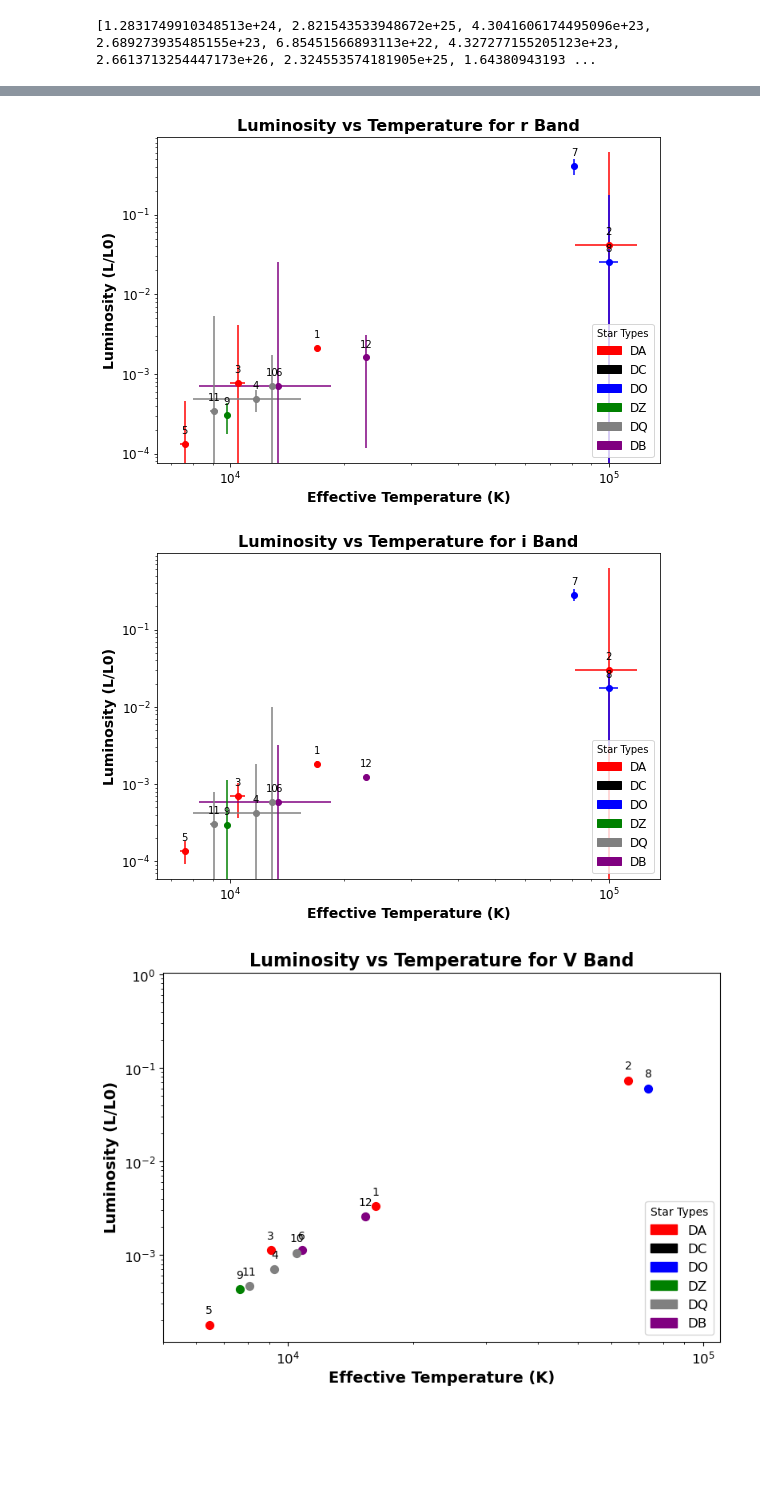
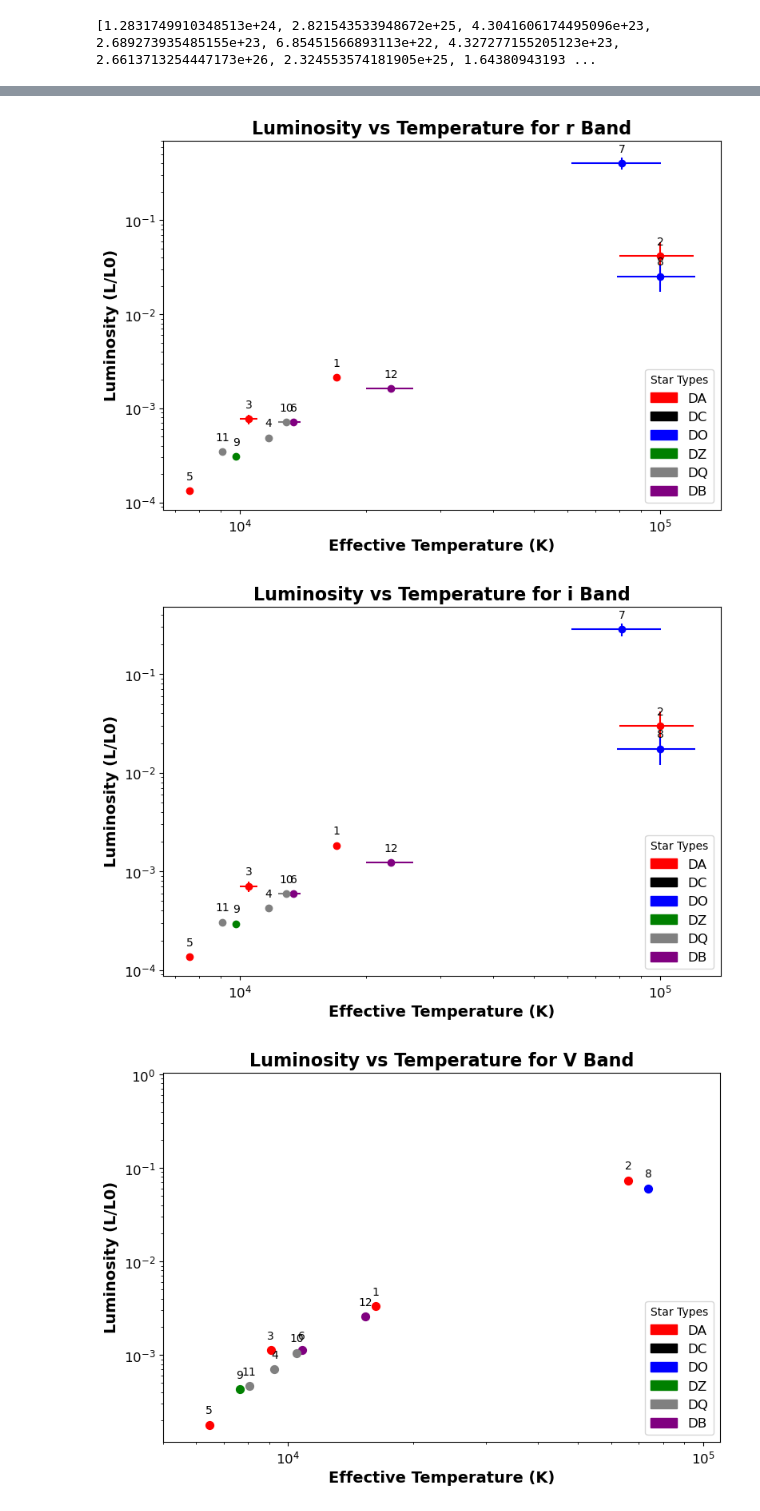
Before and after one commit to wcmelby/Phys_134L, a Jupyter notebook: Image_Analysis.ipynb, the cells around one changed output, grey strips where cells are left out. Saved outputs shown, nothing was run; the diff lists cells and outputs as text; code cells hidden in the pictures; blank space fills up the shorter version.

Commit message:
updated temp and luminosity errors

```diff
--- a/Image_Analysis.ipynb
+++ b/Image_Analysis.ipynb
@@ -157,14 +236,20 @@ solar_luminosity = 3.846e26
 # %%
 star_names = ['omi 02 Eri B', 'WD 0621-376', 'LHS 253', 'LAWD 8', 'van Maanen', 'LAWD 74', 'WD 0005+511', 'WD 0501-289', 'GJ 283 A', 'GJ 1015 B', 'GJ 440', 'WD1615-59']
 star_types = ['DA', 'DA', 'DA', 'DQ', 'DA', 'DB', 'DO', 'DO', 'DZ', 'DQ', 'DQ', 'DB']
-temperature_errors = [104, 18566, 474, 3714, 205, 5091, 813, 6041, 42, 188, 219, 268]
+# temperature_errors = [104, 18566, 474, 3714, 205, 5091, 813, 6041, 42, 188, 219, 268]
+temperature_errors = [50, 20000, 500, 50, 50, 550, 19500, 21000, 100, 550, 50, 2950]
+
 # luminosity_error_g = [2.79e-6, 1.39e-3, 9.44e-6, 4.15e-5, 1.05e-6, 7.95e-5, 0.000714, 0.00025, 3.36e-7, 2.21e-6, 9.15e-6, 3.22e-6]
 # luminosity_error_r = [1.3e-5, 7.71e-3, 3.34e-5, 0.00015, 3.33e-6, 0.00025, 0.00405, 0.00153, 1.3e-6, 1.02e-5, 4.98e-9, 1.54e-5]
 # luminosity_error_i = [1.33e-10, 9.41e-6, 3.48e-6, 1.43e-5, 4.51e-7, 2.62e-7, 0.000437, 0.000144, 8.52e-6, 9.51e-7, 4.9e-6, 1.73e-6]
 
-luminosity_error_g = [0.00028, 0.13, 0.0009, 4.15e-5, 0.00011, 0.7, 0.071, 0.025, 3.4e-5, 0.00022, 0.00092, 0.00032]
-luminosity_error_r = [0.00013, 0.57, 0.0033, 0.00015, 0.00033, 0.025, 0.09, 0.15, 0.00013, 0.001, 0.005, 0.0015]
-luminosity_error_i = [0.000133, 0.6, 0.00034, 0.0014, 4.5e-5, 0.0026, 0.05, 0.0144, 0.00085, 0.0095, 0.00049, 1.73e-6]
+# luminosity_error_g = [0.00028, 0.13, 0.0009, 4.15e-5, 0.00011, 0.7, 0.071, 0.025, 3.4e-5, 0.00022, 0.00092, 0.00032]
+# luminosity_error_r = [0.00013, 0.57, 0.0033, 0.00015, 0.00033, 0.025, 0.09, 0.15, 0.00013, 0.001, 0.005, 0.0015]
+# luminosity_error_i = [0.000133, 0.6, 0.00034, 0.0014, 4.5e-5, 0.0026, 0.05, 0.0144, 0.00085, 0.0095, 0.00049, 1.73e-6]
+
+# luminosity_error_g = [4.44E-03, 6.55E-03, 7.58E-03, 1.10E-02, 4.96E-03, 1.51E-02, 1.45E-03, 2.16E-02, 1.38E-02, 1.84E-02, 9.46E-03, 1.27E-02]
+# luminosity_error_r = [6.37E-03, 1.41E-02, 9.93E-03, 1.53E-02, 5.72E-03, 2.23E-02, 7.10E-03, 4.71E-02, 1.97E-02, 2.83E-02, 1.31E-02, 2.24E-02]
+# luminosity_error_i = [5.55E-02, 1.73E-01, 7.36E-02, 1.13E-01, 4.35E-02, 1.93E-01, 1.04E-01, 5.33E-01, 1.09E-01, 2.28E-01, 1.05E-01, 2.38E-01]
 # Define color mapping for star types
 color_map = {
     'DA': 'red',
@@ -283,17 +368,19 @@ print(literature_luminosities)
 # %%
 temperatures = []
 luminosities = []
+luminosity_errors_g = []
 
 for i in range(1, 13):
     temp = globals()[f'temp{i}']
     luminosity = globals()[f'luminosity{i}']
-    temperatures.append(temp[0])
+    temperatures.append(temp)
     luminosities.append(luminosity[0]/solar_luminosity) # g band, normalize by solar luminosity
+    luminosity_errors_g.append(globals()[f'luminosity_error{i}'][0]/solar_luminosity)
 
 plt.figure(figsize=(9, 6))
 
 for i, name in enumerate(star_names):
-    plt.errorbar(temperatures[i], luminosities[i], xerr=temperature_errors[i], yerr=luminosity_error_g[i], fmt='o', color=color_map[star_types[i]], label=f'{i+1}: {name}')
+    plt.errorbar(temperatures[i], luminosities[i], xerr=temperature_errors[i], yerr=luminosity_errors_g[i], fmt='o', color=color_map[star_types[i]], label=f'{i+1}: {name}')
     plt.annotate(i+1, (temperatures[i], luminosities[i]), textcoords="offset points", xytext=(0,10), ha='center')
 
 # Create custom legend
@@ -313,17 +400,19 @@ plt.show()
 # %%
 temperatures = []
 luminosities = []
+luminosity_errors_r = []
 
 for i in range(1, 13):
     temp = globals()[f'temp{i}']
     luminosity = globals()[f'luminosity{i}']
-    temperatures.append(temp[0])
+    temperatures.append(temp) # was temp[0]
     luminosities.append(luminosity[1]/solar_luminosity) # r band, normalize by solar luminosity
+    luminosity_errors_r.append(globals()[f'luminosity_error{i}'][1]/solar_luminosity)
 
 plt.figure(figsize=(9, 6))
 
 for i, name in enumerate(star_names):
-    plt.errorbar(temperatures[i], luminosities[i], xerr=temperature_errors[i], yerr=luminosity_error_r[i], fmt='o', color=color_map[star_types[i]], label=f'{i+1}: {name}')
+    plt.errorbar(temperatures[i], luminosities[i], xerr=temperature_errors[i], yerr=luminosity_errors_r[i], fmt='o', color=color_map[star_types[i]], label=f'{i+1}: {name}')
     plt.annotate(i+1, (temperatures[i], luminosities[i]), textcoords="offset points", xytext=(0,10), ha='center')
 
 # Create custom legend
@@ -339,37 +428,39 @@ plt.tick_params(axis='both', which='major', labelsize=12)
 plt.savefig('Images/White_Dwarf_Luminosity_vs_Temp_r_Error.png')
 plt.show()
 # %% [output]
-[figure, old version]
+[figure, new version]
 # %%
 temperatures = []
 luminosities = []
+luminosity_error_i = []
 
 for i in range(1, 13):
     temp = globals()[f'temp{i}']
     luminosity = globals()[f'luminosity{i}']
-    temperatures.append(temp[0])
+    temperatures.append(temp)
     luminosities.append(luminosity[2]/solar_luminosity) # i band, normalize by solar luminosity
+    luminosity_error_i.append(globals()[f'luminosity_error{i}'][2]/solar_luminosity)
 
 plt.figure(figsize=(9, 6))
 
 for i, name in enumerate(star_names):
     plt.errorbar(temperatures[i], luminosities[i], xerr=temperature_errors[i], yerr=luminosity_error_i[i], fmt='o', color=color_map[star_types[i]], label=f'{i+1}: {name}')
     plt.annotate(i+1, (temperatures[i], luminosities[i]), textcoords="offset points", xytext=(0,10), ha='center')
 
 # Create custom legend
 legend_handles = [mpatches.Patch(color=color, label=star_type) for star_type, color in color_map.items()]
 plt.legend(handles=legend_handles, title="Star Types", fontsize=12, loc='lower right')
 
 plt.xscale('log')
 plt.yscale('log')
 plt.xlabel('Effective Temperature (K)', fontweight='bold', fontsize=14)
 plt.ylabel('Luminosity (L/L0)', fontweight='bold', fontsize=14)
 plt.title('Luminosity vs Temperature for i Band', fontsize=16, fontweight='bold')
 plt.tick_params(axis='both', which='major', labelsize=12)
 plt.savefig('Images/White_Dwarf_Luminosity_vs_Temp_i_Error.png')
 plt.show()
 # %% [output]
-[figure, old version]
+[figure, new version]
 # %%
 # Plot the values from the literature. Luminosities come from V band magnitudes. Note there is no temperature data for star 7 so it is not shown.
 
```
Also changed, not shown: parts of 17 cells of this notebook, 5 other files.
